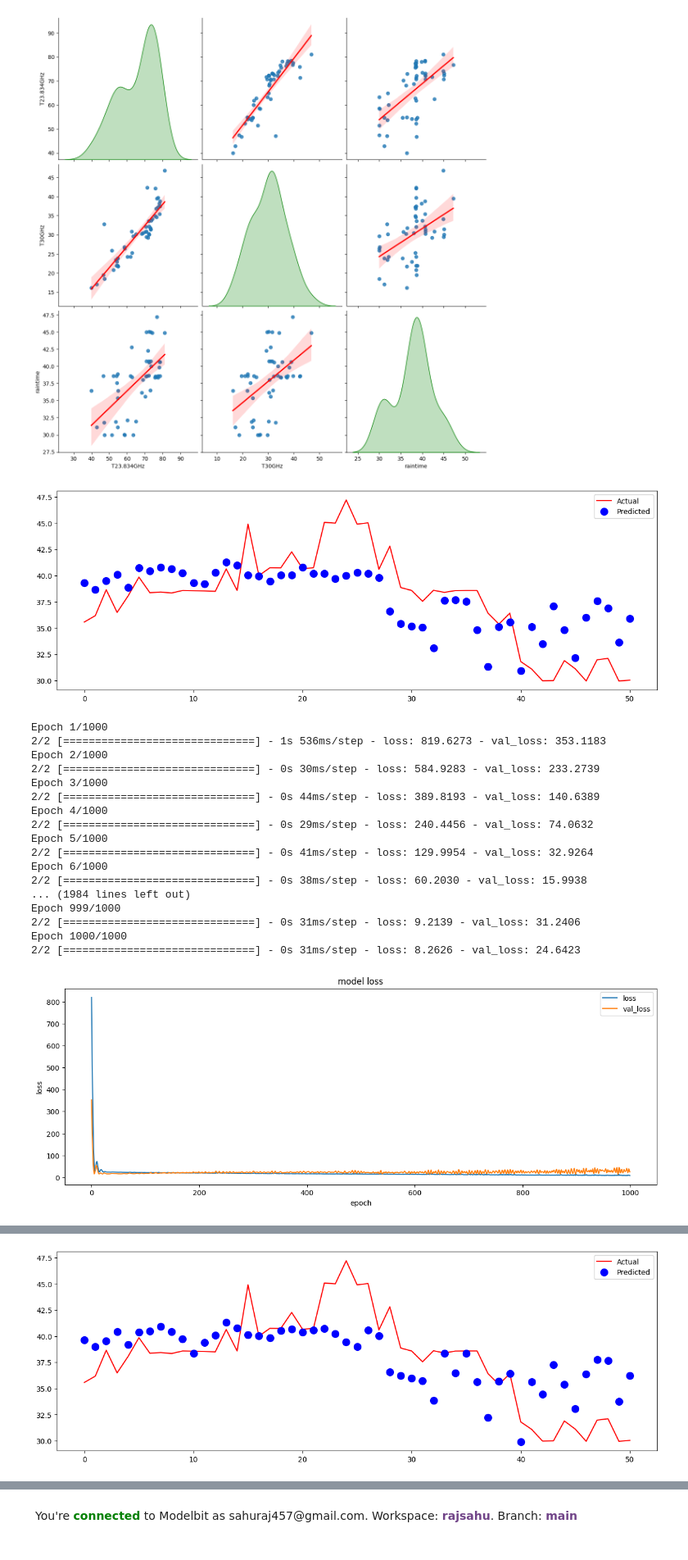
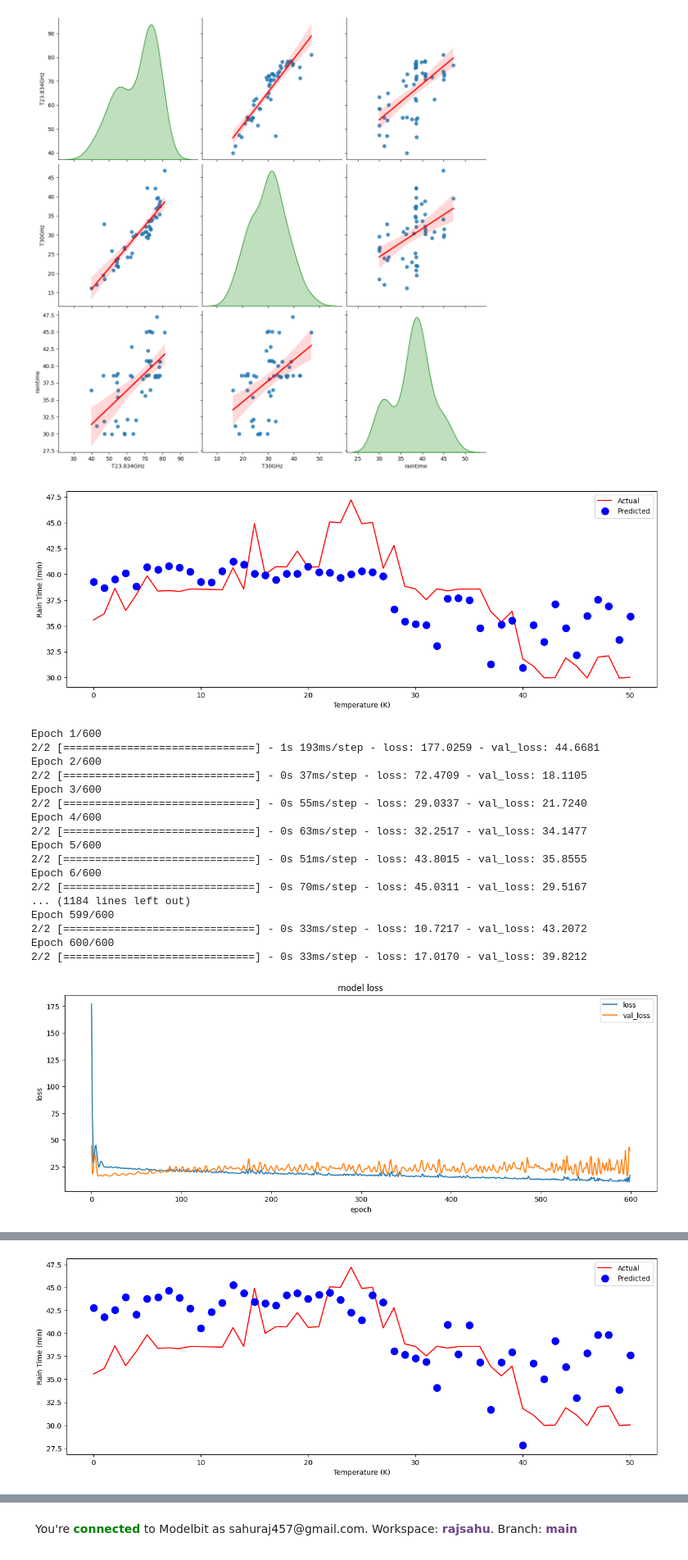
Before and after one commit to rajsahu2004/Radiometric-Method-Project, a Jupyter notebook: code.ipynb, the cells around one changed output, grey strips where cells are left out. Shown: that part at 82% size. Saved outputs shown, nothing was run; the diff lists cells and outputs as text; code cells hidden in the pictures.

```diff
--- a/code.ipynb
+++ b/code.ipynb
@@ -150,11 +150,13 @@ linearPrediction = linearModel.predict(xTrain)
 plt.figure(figsize=(15,5))
 plt.plot(yTrain,color='red',label='Actual')
 plt.plot(linearPrediction,'o',label='Predicted',color='blue',markersize=10)
+plt.xlabel('Temperature (K)')
+plt.ylabel('Rain Time (min)')
 plt.legend()
 plt.savefig('plots/LinearRegression.png',dpi=450)
 plt.show()
 # %% [output]
-[figure, old version]
+[figure, new version]
 # %%
 from keras import Sequential
 from keras.layers import Dense
@@ -172,7 +174,7 @@ neuralModel.compile(
 neuralHistory = neuralModel.fit(
     xTrain,
     yTrain,
-    epochs=1000,
+    epochs=600,
     batch_size=32,
     validation_split=0.2
 )
@@ -189,25 +191,27 @@ neuralPrediction = neuralModel.predict(xTrain)
 plt.figure(figsize=(15,5))
 plt.plot(yTrain,label='Actual',color='red',markersize=10)
 plt.plot(neuralPrediction,'o',label='Predicted',color='blue',markersize=10)
+plt.xlabel('Temperature (K)')
+plt.ylabel('Rain Time (min)')
 plt.legend()
 plt.savefig('plots/NeuralRegression.png',dpi=450)
 plt.show()
 # %% [output]
-Epoch 1/1000
-2/2 [==============================] - 1s 536ms/step - loss: 819.6273 - val_loss: 353.1183
-Epoch 2/1000
-2/2 [==============================] - 0s 30ms/step - loss: 584.9283 - val_loss: 233.2739
-Epoch 3/1000
-2/2 [==============================] - 0s 44ms/step - loss: 389.8193 - val_loss: 140.6389
-Epoch 4/1000
-2/2 [==============================] - 0s 29ms/step - loss: 240.4456 - val_loss: 74.0632
-Epoch 5/1000
-2/2 [==============================] - 0s 41ms/step - loss: 129.9954 - val_loss: 32.9264
-Epoch 6/1000
-2/2 [==============================] - 0s 38ms/step - loss: 60.2030 - val_loss: 15.9938
-... (1984 lines left out)
-Epoch 999/1000
-2/2 [==============================] - 0s 31ms/step - loss: 9.2139 - val_loss: 31.2406
-Epoch 1000/1000
-2/2 [==============================] - 0s 31ms/step - loss: 8.2626 - val_loss: 24.6423
+Epoch 1/600
+2/2 [==============================] - 1s 193ms/step - loss: 177.0259 - val_loss: 44.6681
+Epoch 2/600
+2/2 [==============================] - 0s 37ms/step - loss: 72.4709 - val_loss: 18.1105
+Epoch 3/600
+2/2 [==============================] - 0s 55ms/step - loss: 29.0337 - val_loss: 21.7240
+Epoch 4/600
+2/2 [==============================] - 0s 63ms/step - loss: 32.2517 - val_loss: 34.1477
+Epoch 5/600
+2/2 [==============================] - 0s 51ms/step - loss: 43.8015 - val_loss: 35.8555
+Epoch 6/600
+2/2 [==============================] - 0s 70ms/step - loss: 45.0311 - val_loss: 29.5167
+... (1184 lines left out)
+Epoch 599/600
+2/2 [==============================] - 0s 33ms/step - loss: 10.7217 - val_loss: 43.2072
+Epoch 600/600
+2/2 [==============================] - 0s 33ms/step - loss: 17.0170 - val_loss: 39.8212
-[figure, old version]
+[figure, new version]
@@ -215,4 +219,4 @@ Epoch 1000/1000
-[figure, old version]
+[figure, new version]
 # %%
 from sklearn.tree import DecisionTreeRegressor
 # %%
```
Also changed, not shown: parts of 3 cells of this notebook, 6 other files.
